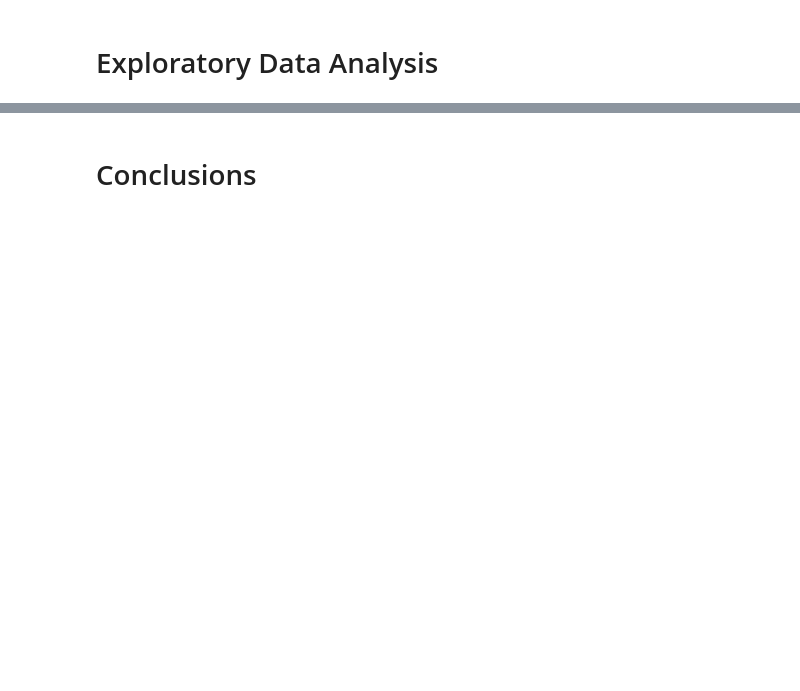
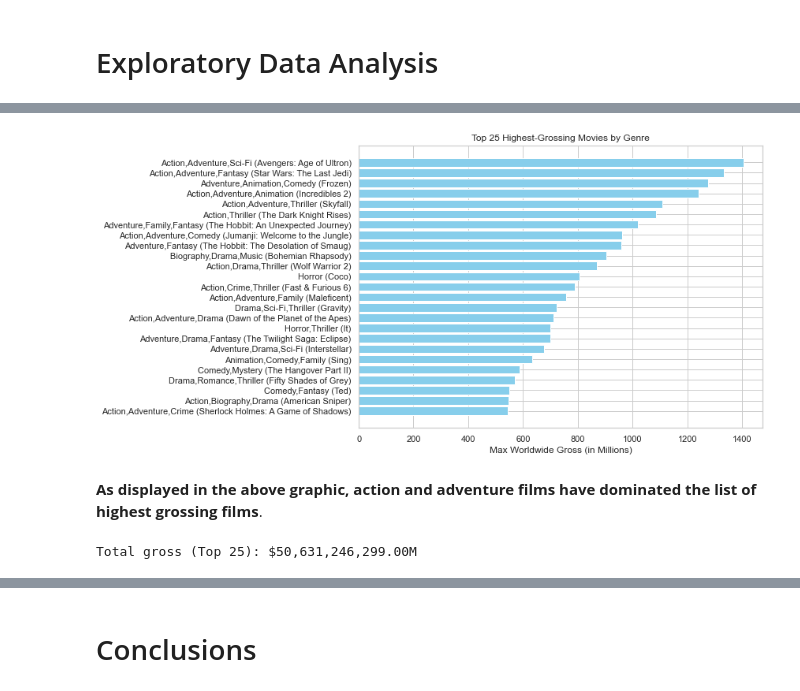
Before and after one commit to FrankFort34/Movie-Genre-Project, a Jupyter notebook: Notebook.ipynb, the cells around one changed output, grey strips where cells are left out. Drawn from its saved outputs; the diff is of its cells as text; code cells hidden in the pictures; blank space fills up the shorter version.

```diff
--- a/Notebook.ipynb
+++ b/Notebook.ipynb
@@ -30,0 +198,10 @@ SELECT * FROM movie_basics;
+# %%
+query = """
+SELECT genres, title, year, MAX(worldwide_gross) AS max_gross
+FROM merged_df
+WHERE genres IS NOT NULL AND worldwide_gross IS NOT NULL
+GROUP BY genres
+ORDER BY max_gross DESC
+"""
+gross_by_genres = psql.sqldf(query, locals())
+gross_by_genres
@@ -30,0 +222,4 @@ SELECT * FROM movie_basics;
+# %%
+gross_by_genres['max_gross_million'] = gross_by_genres['max_gross'] / 1_000_000
+gross_by_genres['max_gross_million'] = gross_by_genres['max_gross_million'].round(1).astype(str) + 'M'
+gross_by_genres[['genres', 'title', 'year', 'max_gross_million']].head(25)
@@ -30,0 +244,21 @@ SELECT * FROM movie_basics;
+# %%
+top25 = gross_by_genres.head(25)
+top25 = top25.copy()
+top25['max_gross'] = top25['max_gross'] / 1_000_000
+top25['label'] = top25['genres'] + ' (' + top25['title'] + ')'
+plt.figure(figsize=(12, 6))
+plt.barh(top25['label'], top25['max_gross'], color='skyblue')
+plt.xlabel('Max Worldwide Gross (in Millions)')
+plt.title('Top 25 Highest-Grossing Movies by Genre')
+plt.gca().invert_yaxis()
+plt.tight_layout()
+plt.show()
+# %% [output]
+[figure, added]
+# %% [markdown]
+**As displayed in the above graphic, action and adventure films have dominated the list of highest grossing films**.
+# %%
+total_gross = gross_by_genres['max_gross'].sum()
+print(f"Total gross (Top 25): ${total_gross:,.2f}M")
+# %% [output]
+Total gross (Top 25): $50,631,246,299.00M
```
Also changed, not shown: parts of 47 cells of this notebook, 8 other files.
